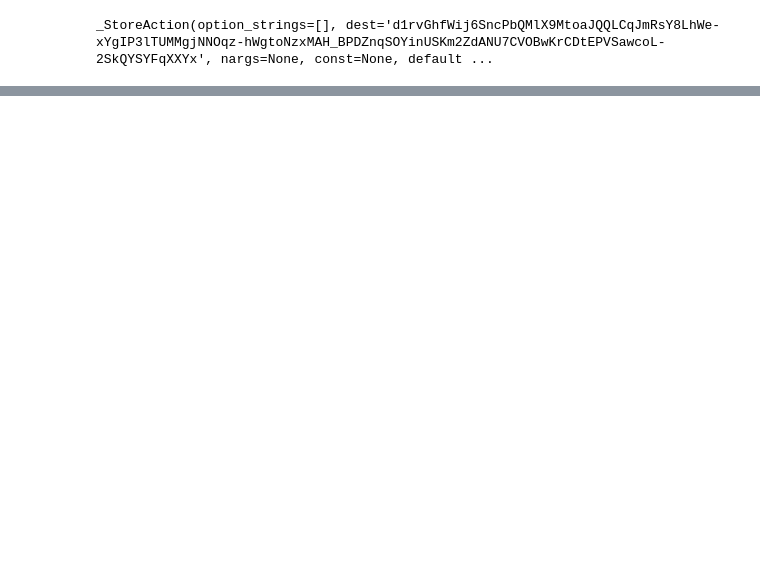
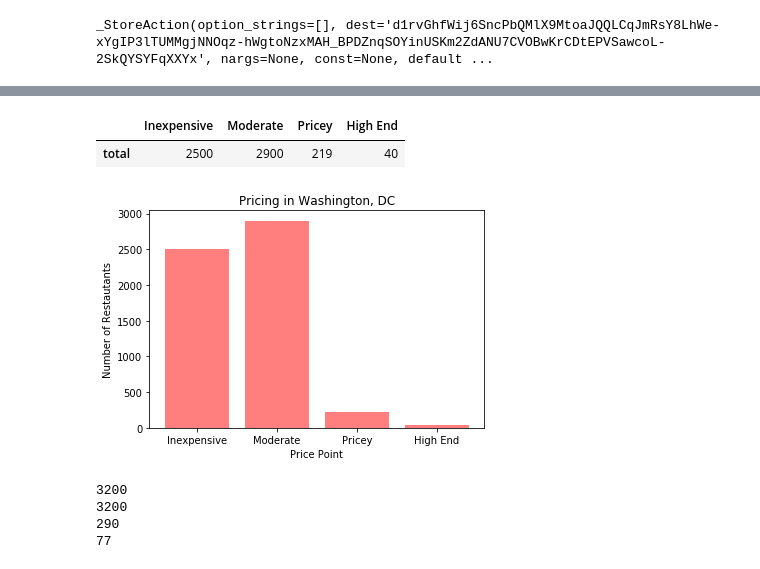
Before and after one commit to carolynew/Project-1-for-BootCamp, a Jupyter notebook: chelsea_folder/Washington_DC.ipynb, the cells around one changed output, grey strips where cells are left out. Cells and saved outputs as stored; diff of their text form; code cells hidden in the pictures; blank space fills up the shorter version.

```diff
--- a/chelsea_folder/Washington_DC.ipynb
+++ b/chelsea_folder/Washington_DC.ipynb
@@ -111,0 +155,13 @@ washington_data
+# %%
+yelp_api = YelpAPI(api_key)
+#search yelp library for Inexpensive Restaurants ($)
+dc_search_1_results = yelp_api.search_query(term='restaurants', location='washington, dc', price=1)
+
+#search yelp library for Moderate Restaurants ($$)
+dc_search_2_results = yelp_api.search_query(term='restaurants', location='washington, dc', price=2)
+
+#search yelp library for Pricey Restaurants ($$$)
+dc_search_3_results = yelp_api.search_query(term='restaurants', location='washington, dc', price=3)
+
+#search yelp library for Ultra High-End ($$$$)
+dc_search_4_results = yelp_api.search_query(term='restaurants', location='washington, dc', price=4)
@@ -111,0 +178,9 @@ washington_data
+# %%
+price_point_dict= ({"Inexpensive": dc_search_1_results,
+                "Moderate": dc_search_2_results,
+                "Pricey": dc_search_3_results,
+                "High End": dc_search_4_results
+})
+
+price_data = pd.DataFrame(price_point_dict)
+price_data
@@ -111,0 +192,21 @@ washington_data
+# %%
+# Drop businesses & region from dataframe
+price_data.drop(['businesses', 'region'], inplace=True)
+price_data
+# %% [output]
+|  | Inexpensive | Moderate | Pricey | High End |
+| total | 2500 | 2900 | 219 | 40 |
+# %%
+# Bar chart for pricing in Washington, DC
+price_height = price_data.values.flatten()
+price_x_range = range(len(price_point_dict))
+plt.bar(price_x_range, price_height, color='r', alpha=0.5, align='center')
+
+plt.title("Pricing in Washington, DC")
+plt.xlabel("Price Point")
+plt.ylabel("Number of Restautants")
+plt.xticks(price_x_range, price_point_dict.keys())
+plt.savefig('Pricing in DC')
+plt.show()
+# %% [output]
+[figure, added]
@@ -111,0 +226,10 @@ washington_data
+# %%
+pprint(la_search_1_results['total'])
+pprint(la_search_2_results['total'])
+pprint(la_search_3_results['total'])
+pprint(la_search_4_results['total'])
+# %% [output]
+3200
+3200
+290
+77
```
Also changed, not shown: parts of 22 cells of this notebook, 4 other files.
